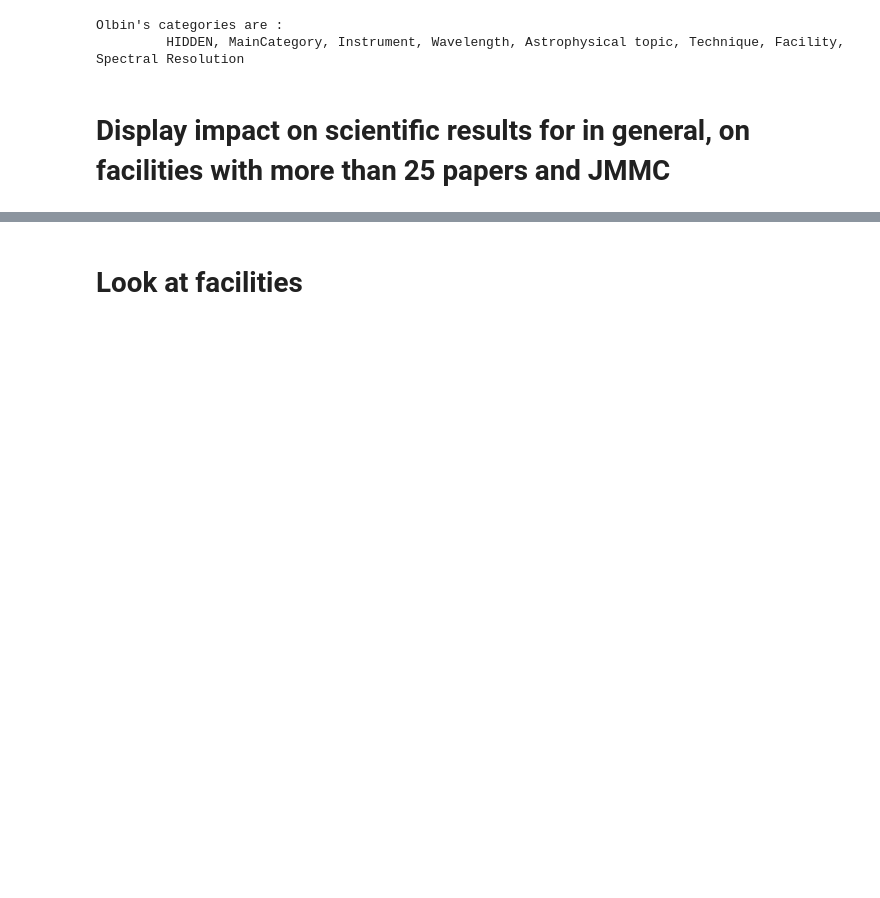
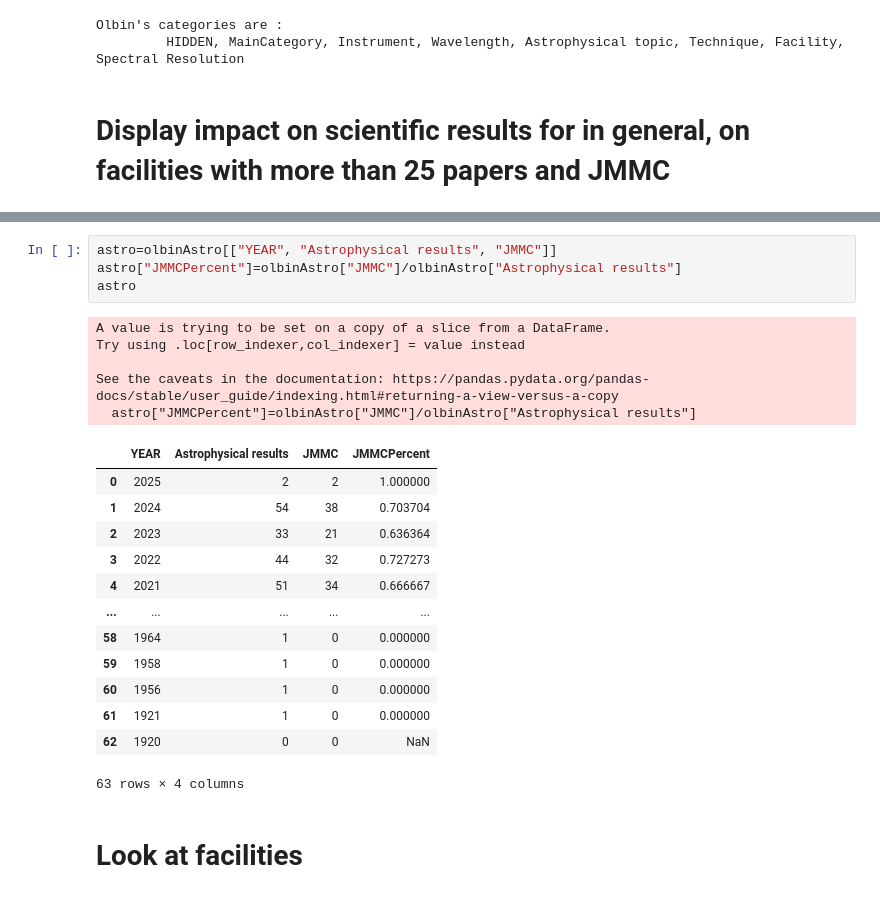
Before and after one commit to JMMC-OpenDev/jmmc-python-snippets, a Jupyter notebook: olbin-pubs.ipynb, the cells around one changed output, grey strips where cells are left out. Cells and saved outputs as stored; diff of their text form; blank space fills up the shorter version.

```diff
--- a/olbin-pubs.ipynb
+++ b/olbin-pubs.ipynb
@@ -173,3 +188,26 @@ for tag in tags:
+# %%
+astro=olbinAstro[["YEAR", "Astrophysical results", "JMMC"]]
+astro["JMMCPercent"]=olbinAstro["JMMC"]/olbinAstro["Astrophysical results"]
+astro
+# %% [output]
+A value is trying to be set on a copy of a slice from a DataFrame.
+Try using .loc[row_indexer,col_indexer] = value instead
+
+See the caveats in the documentation: https://pandas.pydata.org/pandas-docs/stable/user_guide/indexing.html#returning-a-view-versus-a-copy
+  astro["JMMCPercent"]=olbinAstro["JMMC"]/olbinAstro["Astrophysical results"]
+|  | YEAR | Astrophysical results | JMMC | JMMCPercent |
+| 0 | 2025 | 2 | 2 | 1.000000 |
+| 1 | 2024 | 54 | 38 | 0.703704 |
+| 2 | 2023 | 33 | 21 | 0.636364 |
+| 3 | 2022 | 44 | 32 | 0.727273 |
+| 4 | 2021 | 51 | 34 | 0.666667 |
+| ... | ... | ... | ... | ... |
+| 58 | 1964 | 1 | 0 | 0.000000 |
+| 59 | 1958 | 1 | 0 | 0.000000 |
+| 60 | 1956 | 1 | 0 | 0.000000 |
+| 61 | 1921 | 1 | 0 | 0.000000 |
+| 62 | 1920 | 0 | 0 | NaN |
+63 rows × 4 columns
 # %% [markdown]
 # Look at facilities
 # %%
```
Also changed, not shown: parts of 8 cells of this notebook.
